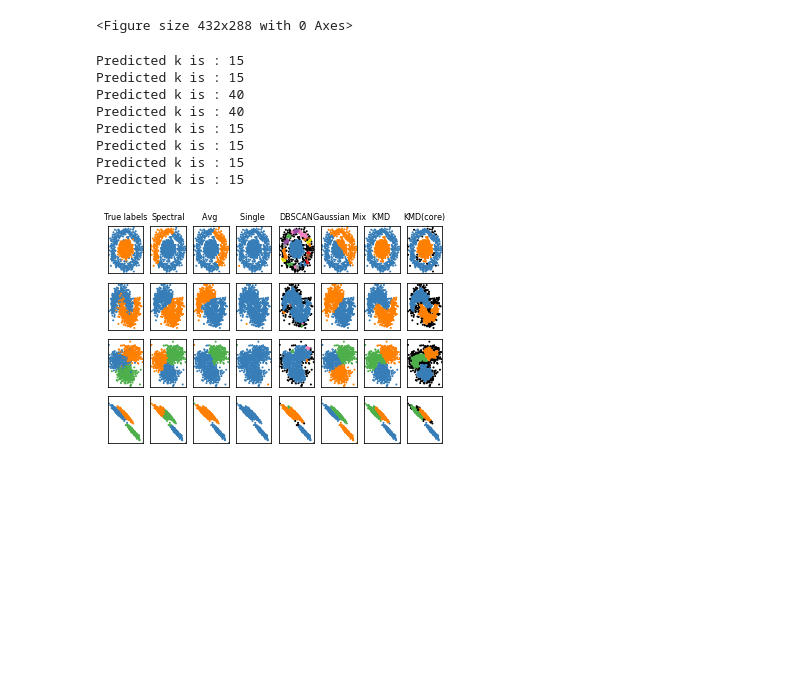
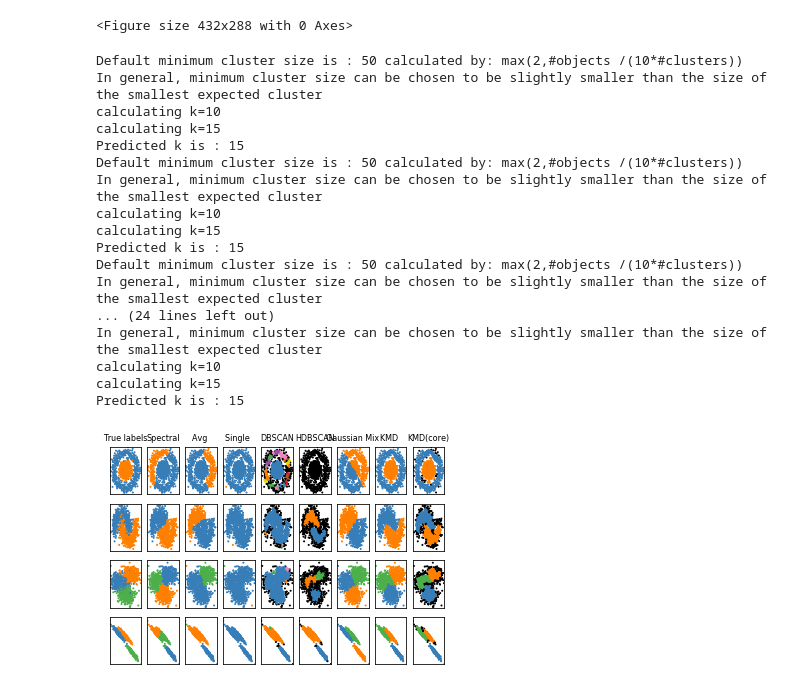
Before and after one commit to KaplanLab/KMDHierarchicalClustering, a Jupyter notebook: Toy_dataset_example.ipynb, the cells around one changed output. Drawn from its saved outputs; the diff is of its cells as text; code cells hidden in the pictures; blank space fills up the shorter version.

```diff
--- a/Toy_dataset_example.ipynb
+++ b/Toy_dataset_example.ipynb
@@ -82,10 +83,11 @@ for i_dataset, (dataset, algo_params) in enumerate(datasets):
     HAC_single = cluster.AgglomerativeClustering(n_clusters=params['n_clusters'], linkage='single')
     spectral = cluster.SpectralClustering(n_clusters=params['n_clusters'], eigen_solver='arpack',affinity="nearest_neighbors")
     dbscan = cluster.DBSCAN(eps=params['eps'])
+    hbscan = hdbscan.HDBSCAN(min_cluster_size=int(n_samples/(10*params['n_clusters'])))# minimum size matching kmd 'compute' method
     average_linkage = cluster.AgglomerativeClustering(linkage="average", n_clusters=params['n_clusters'])
     gmm = mixture.GaussianMixture( n_components=params['n_clusters'], covariance_type='full')
-    kmd = KMDClustering(k=params['k'], n_clusters = params['n_clusters'], min_cluster_size = 50, certainty = 0.5, k_scan_range = params['k_scan_range'])
-    kmd_core = KMDClustering(k=params['k'], n_clusters = params['n_clusters'], min_cluster_size = 50, certainty = 1, k_scan_range = params['k_scan_range'])
+    kmd = KMDClustering(k=params['k'], n_clusters = params['n_clusters'], min_cluster_size = 'compute', certainty = 0.5, k_scan_range = params['k_scan_range'])
+    kmd_core = KMDClustering(k=params['k'], n_clusters = params['n_clusters'], min_cluster_size = 'compute', certainty = 1, k_scan_range = params['k_scan_range'])
 
     clustering_algorithms = (
         ('True labels',0),
@@ -93,6 +95,7 @@ for i_dataset, (dataset, algo_params) in enumerate(datasets):
         ('Avg ', average_linkage),
         ('Single ', HAC_single),
         ('DBSCAN', dbscan),
+        ('HDBSCAN', hbscan),
         ('Gaussian Mix', gmm),
         ('KMD ' ,kmd),
         ('KMD(core)', kmd_core)
@@ -105,39 +108,48 @@ for i_dataset, (dataset, algo_params) in enumerate(datasets):
                 if hasattr(algorithm, 'labels_'):
                     y_pred = algorithm.labels_.astype(np.int)
                 else:
                     y_pred = algorithm.predict(X)
         elif name == 'True labels':
             y_pred= y
 
 
         core_idx = y_pred != -1
         y_pred_eval = y_pred[core_idx]
         y_eval = y[core_idx]
 
         plt.subplot(len(datasets), len(clustering_algorithms) , plot_num)
 
         if i_dataset == 0:
             plt.title(name, size=8)
 
         colors = np.array(list(islice(cycle(['#377eb8', '#ff7f00', '#4daf4a','#f781bf', '#a65628', '#984ea3','#999999', '#e41a1c', '#dede00']),int(max(y_pred) + 1))))
         # add black color for outliers (if any)
         colors = np.append(colors, ["#000000"])
         plt.scatter(X[:, 0], X[:, 1], s=1, color=colors[y_pred])
         plt.xlim(-2.5, 2.5)
         plt.ylim(-2.5, 2.5)
         plt.xticks(())
         plt.yticks(())
         plot_num += 1
 # %% [output]
+Default minimum cluster size is : 50 calculated by: max(2,#objects /(10*#clusters))
+In general, minimum cluster size can be chosen to be slightly smaller than the size of the smallest expected cluster
+calculating k=10
+calculating k=15
 Predicted k is : 15
+Default minimum cluster size is : 50 calculated by: max(2,#objects /(10*#clusters))
+In general, minimum cluster size can be chosen to be slightly smaller than the size of the smallest expected cluster
+calculating k=10
+calculating k=15
 Predicted k is : 15
-Predicted k is : 40
-Predicted k is : 40
+Default minimum cluster size is : 50 calculated by: max(2,#objects /(10*#clusters))
+In general, minimum cluster size can be chosen to be slightly smaller than the size of the smallest expected cluster
+... (24 lines left out)
+In general, minimum cluster size can be chosen to be slightly smaller than the size of the smallest expected cluster
+calculating k=10
+calculating k=15
 Predicted k is : 15
-Predicted k is : 15
-Predicted k is : 15
-Predicted k is : 15
-[figure, old version]
+[figure, new version]
 # %%
 print('Total running time on toy dataset: '+str(time.time()-t)+ ' seconds')
 # %% [output]
```
Also changed, not shown: parts of 2 cells of this notebook.
